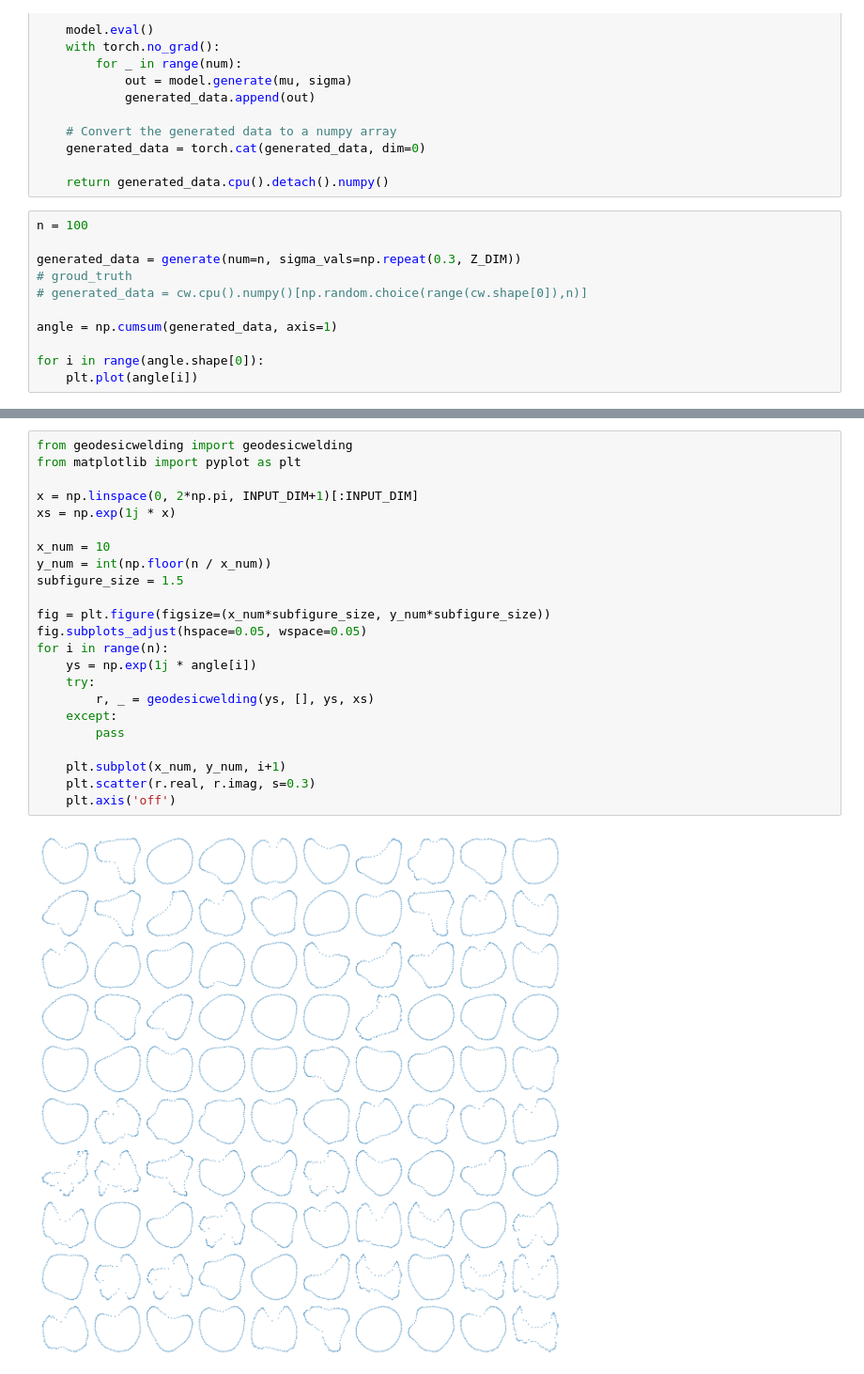
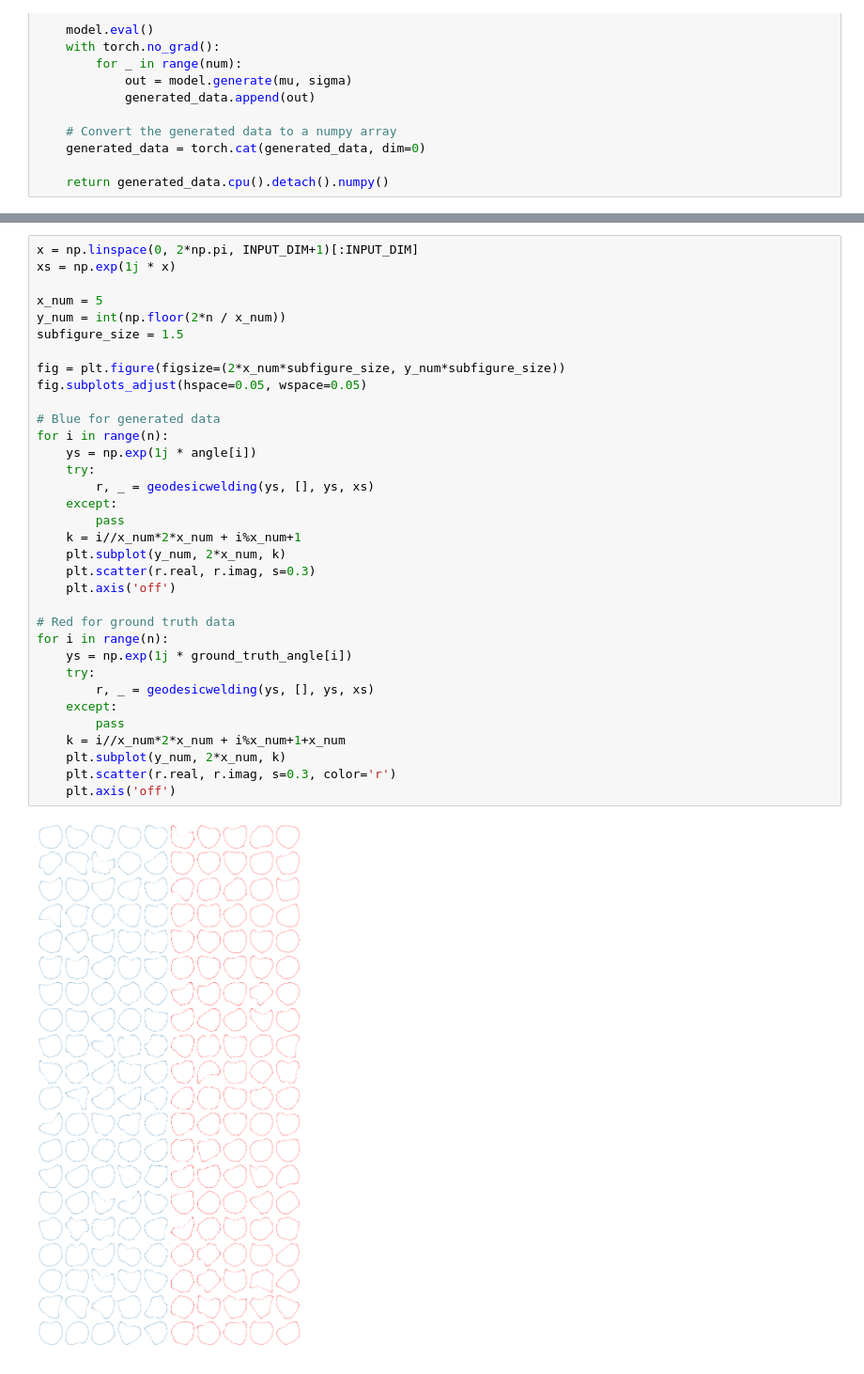
Before and after one commit to hootingli/VAE-for-2D-Shapes, a Jupyter notebook: VAE/VAE.ipynb, the cells around one changed output, grey strips where cells are left out. Shown at 94% size. Cells and saved outputs as stored; diff of their text form.

```diff
--- a/VAE/VAE.ipynb
+++ b/VAE/VAE.ipynb
@@ -134,14 +217,3 @@ def generate(num=1, mu_vals=None, sigma_vals=None, z_dim=Z_DIM):
     generated_data = torch.cat(generated_data, dim=0)
 
     return generated_data.cpu().detach().numpy()
-# %%
-n = 100
-
-generated_data = generate(num=n, sigma_vals=np.repeat(0.3, Z_DIM))
-# groud_truth
-# generated_data = cw.cpu().numpy()[np.random.choice(range(cw.shape[0]),n)]
-
-angle = np.cumsum(generated_data, axis=1)
-
-for i in range(angle.shape[0]):
-    plt.plot(angle[i])
@@ -150,25 +245,36 @@ for i in range(angle.shape[0]):
 # %%
-from geodesicwelding import geodesicwelding
-from matplotlib import pyplot as plt
-
 x = np.linspace(0, 2*np.pi, INPUT_DIM+1)[:INPUT_DIM]
 xs = np.exp(1j * x)
 
-x_num = 10
-y_num = int(np.floor(n / x_num))
+x_num = 5
+y_num = int(np.floor(2*n / x_num))
 subfigure_size = 1.5
 
-fig = plt.figure(figsize=(x_num*subfigure_size, y_num*subfigure_size))
+fig = plt.figure(figsize=(2*x_num*subfigure_size, y_num*subfigure_size))
 fig.subplots_adjust(hspace=0.05, wspace=0.05)
+
+# Blue for generated data
 for i in range(n):
     ys = np.exp(1j * angle[i])
     try:
         r, _ = geodesicwelding(ys, [], ys, xs)
     except:
         pass
-
-    plt.subplot(x_num, y_num, i+1)
+    k = i//x_num*2*x_num + i%x_num+1
+    plt.subplot(y_num, 2*x_num, k)
     plt.scatter(r.real, r.imag, s=0.3)
     plt.axis('off')
+
+# Red for ground truth data
+for i in range(n):
+    ys = np.exp(1j * ground_truth_angle[i])
+    try:
+        r, _ = geodesicwelding(ys, [], ys, xs)
+    except:
+        pass
+    k = i//x_num*2*x_num + i%x_num+1+x_num
+    plt.subplot(y_num, 2*x_num, k)
+    plt.scatter(r.real, r.imag, s=0.3, color='r')
+    plt.axis('off')
 # %% [output]
-[figure, old version]
+[figure, new version]
```
Also changed, not shown: parts of 7 cells of this notebook, 2 other files.
